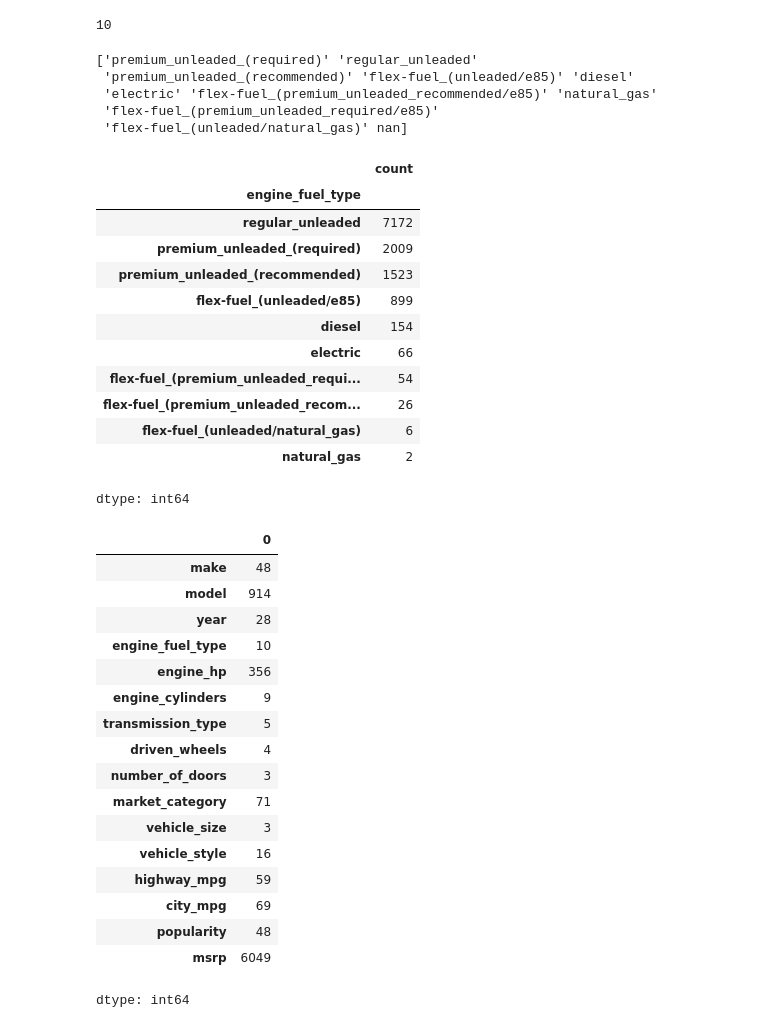
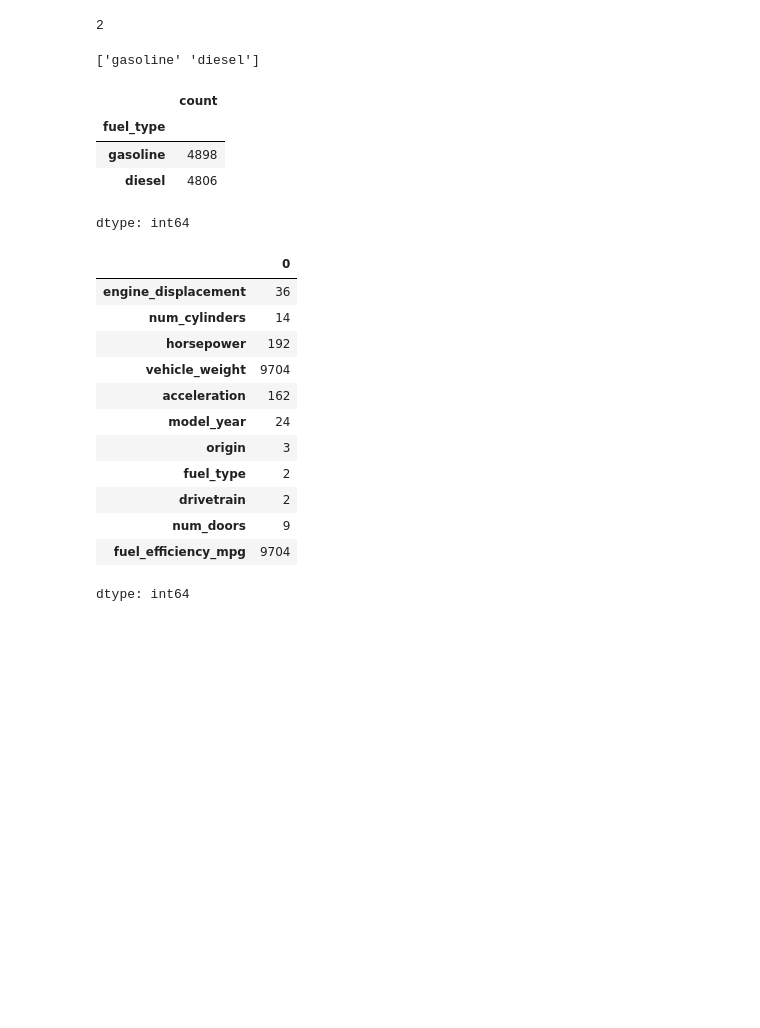
Before and after one commit to blessin1/machine-learning-zoomcamp, a Jupyter notebook: Homework_1.ipynb, the cells around one changed output. Drawn from its saved outputs; the diff is of its cells as text; code cells hidden in the pictures; blank space fills up the shorter version.

```diff
--- a/Homework_1.ipynb
+++ b/Homework_1.ipynb
@@ -23,4 +28,5 @@ data.csv.1          100%[===================>]   1.41M  --.-KB/s    in 0.05s
 # %%
-df = pd.read_csv('data.csv')
+# Number of records are in the dataset?
+df = pd.read_csv('car_fuel_efficiency.csv')
 len(df)
 # %% [output]
@@ -57,50 +59,36 @@ df.head()
-# %%
-df['engine_fuel_type'].nunique()
-# %% [output]
-10
+# %%
+# The fuel types are presented in the dataset
+
+df['fuel_type'].nunique()
+# %% [output]
+2
 # %%
-fuel_type = df['engine_fuel_type'].unique()
+
+fuel_type = df['fuel_type'].unique()
 print(fuel_type)
 # %% [output]
-['premium_unleaded_(required)' 'regular_unleaded'
- 'premium_unleaded_(recommended)' 'flex-fuel_(unleaded/e85)' 'diesel'
- 'electric' 'flex-fuel_(premium_unleaded_recommended/e85)' 'natural_gas'
- 'flex-fuel_(premium_unleaded_required/e85)'
- 'flex-fuel_(unleaded/natural_gas)' nan]
+['gasoline' 'diesel']
 # %%
-df['engine_fuel_type'].value_counts()
+df['fuel_type'].value_counts()
 # %% [output]
 |  | count |
-| engine_fuel_type |  |
-| regular_unleaded | 7172 |
-| premium_unleaded_(required) | 2009 |
-| premium_unleaded_(recommended) | 1523 |
-| flex-fuel_(unleaded/e85) | 899 |
-| diesel | 154 |
-| electric | 66 |
-| flex-fuel_(premium_unleaded_requi... | 54 |
-| flex-fuel_(premium_unleaded_recom... | 26 |
-| flex-fuel_(unleaded/natural_gas) | 6 |
-| natural_gas | 2 |
+| fuel_type |  |
+| gasoline | 4898 |
+| diesel | 4806 |
 dtype: int64
 # %%
 df.nunique()
 # %% [output]
 |  | 0 |
-| make | 48 |
-| model | 914 |
-| year | 28 |
-| engine_fuel_type | 10 |
-| engine_hp | 356 |
-| engine_cylinders | 9 |
-| transmission_type | 5 |
-| driven_wheels | 4 |
-| number_of_doors | 3 |
-| market_category | 71 |
-| vehicle_size | 3 |
-| vehicle_style | 16 |
-| highway_mpg | 59 |
-| city_mpg | 69 |
-| popularity | 48 |
-| msrp | 6049 |
+| engine_displacement | 36 |
+| num_cylinders | 14 |
+| horsepower | 192 |
+| vehicle_weight | 9704 |
+| acceleration | 162 |
+| model_year | 24 |
+| origin | 3 |
+| fuel_type | 2 |
+| drivetrain | 2 |
+| num_doors | 9 |
+| fuel_efficiency_mpg | 9704 |
 dtype: int64
```
Also changed, not shown: parts of 22 cells of this notebook.
